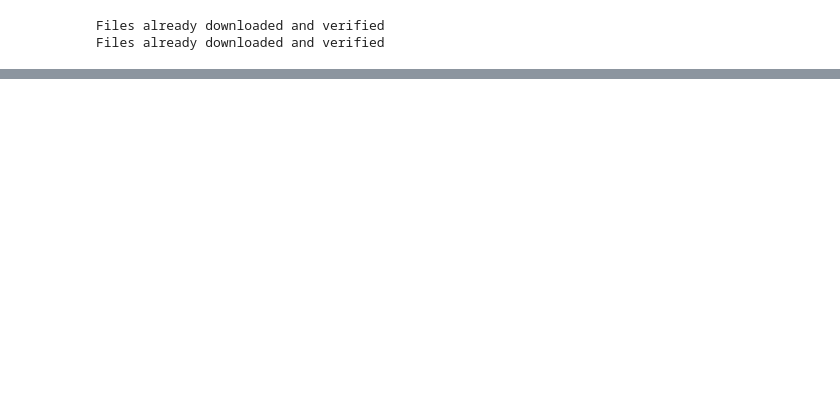
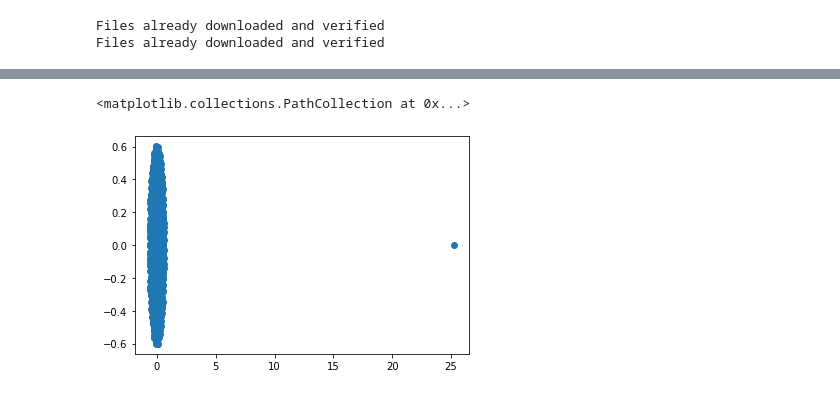
Before and after one commit to davidclark1/VectorizedNets, a Jupyter notebook: dumb_tests.ipynb, the cells around one changed output, grey strips where cells are left out. Saved outputs shown, nothing was run; the diff lists cells and outputs as text; code cells hidden in the pictures; blank space fills up the shorter version.

```diff
--- a/dumb_tests.ipynb
+++ b/dumb_tests.ipynb
@@ -84,0 +182,11 @@ array([-0.4066406 ,  0.4066406 , -0.5700387 ,  0.5700387 ,  0.46114367,
+# %%
+A = np.random.normal(0, 1, (1000, 1000)) / np.sqrt(1000)
+A = np.abs(A)
+v = np.linalg.eigvals(A)
+# %%
+plt.scatter(v.real, v.imag)
+#plt.xlim(-1.2, 1.2)
+#plt.ylim(-1.2, 1.2)
+# %% [output]
+<matplotlib.collections.PathCollection at 0x...>
+[figure, added]
```
Also changed, not shown: parts of 13 cells of this notebook, 14 other files.
